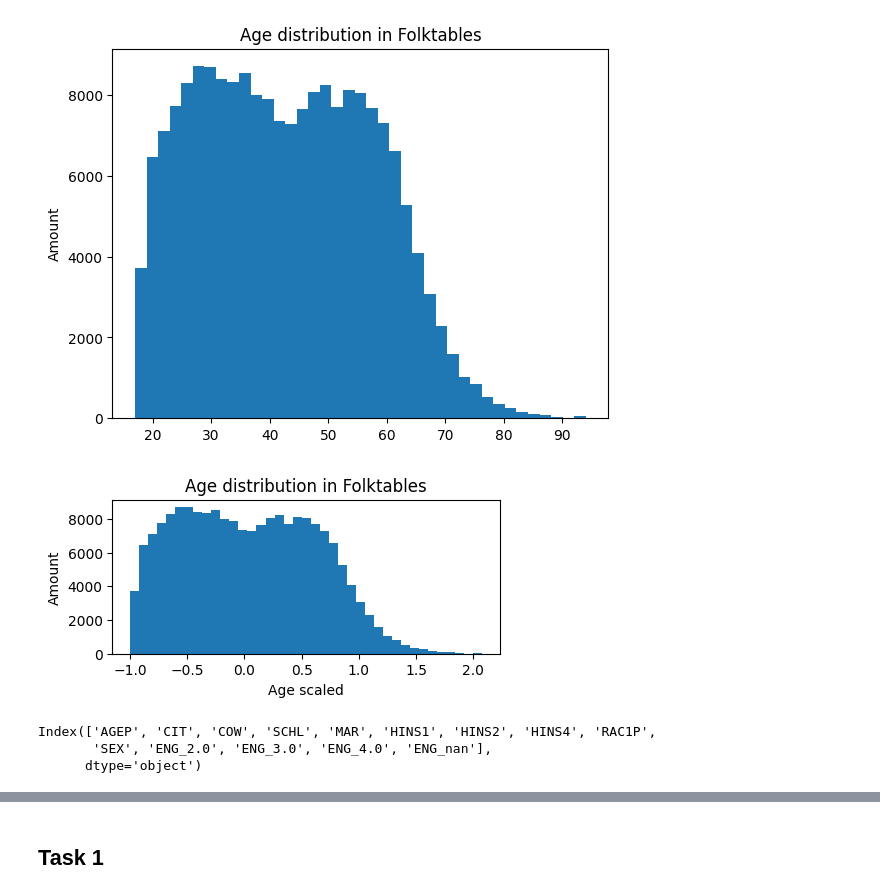
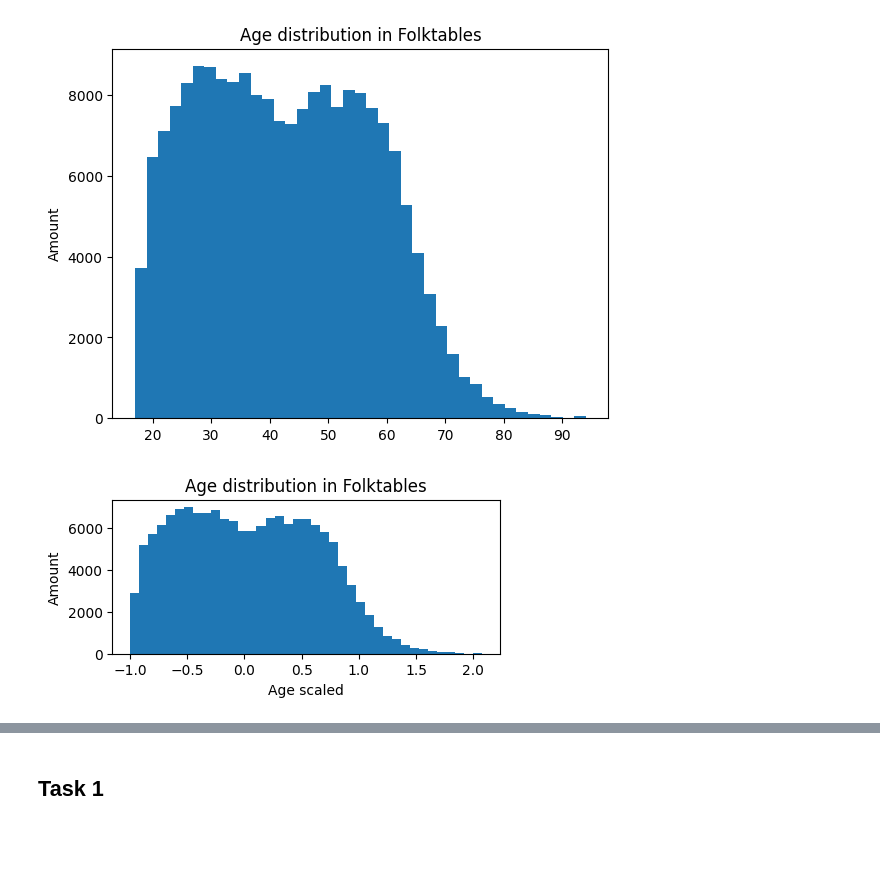
Before and after one commit to PHILIPWins/Algorithmic_Fairness, a Jupyter notebook: Assignment1/afae24-assignment-01-oleg - Philip.ipynb, the cells around one changed output, grey strips where cells are left out. Drawn from its saved outputs; the diff is of its cells as text; code cells hidden in the pictures; blank space fills up the shorter version.

```diff
--- a/Assignment1/afae24-assignment-01-oleg - Philip.ipynb
+++ b/Assignment1/afae24-assignment-01-oleg - Philip.ipynb
@@ -47,13 +47,14 @@ def data_processing(data, features, target_name:str, threshold: int = 35000):
     df = df[features + ["target", target_name]] ##we want to keep df before one_hot encoding to make Bias Analysis
     df_processed = df[features].copy()
     cols = [ "HINS1", "HINS2", "HINS4", "CIT", "COW", "SCHL", "MAR", "SEX", "RAC1P"]
+    ascending = [True, True, True, False, False, True, False, True, False]
     df_processed = pd.get_dummies(df_processed, prefix=None, prefix_sep='_', dummy_na=False, columns=cols, drop_first=True)
-    df_processed = pd.get_dummies(df_processed, prefix=None, prefix_sep='_', dummy_na=True, columns=["ENG"], drop_first=True)
+    df_processed = pd.get_dummies(df_processed, prefix=None, prefix_sep='_', dummy_na=True,columns=["ENG"], drop_first=True)
     return df_processed, df, target, sex
 
 data, data_original, target, group = data_processing(acs_data, feature_names, target_name)
 
-data_forest = pd.get_dummies(data_original[feature_names], prefix=None, prefix_sep='_', dummy_na=True, columns=["ENG"], drop_first=True)
-
 X_train, X_test, y_train, y_test, group_train, group_test = train_test_split(
     data, target, group, test_size=0.2, random_state=0)
+
+X_train_f, X_test_f = train_test_split(data_original[feature_names], test_size=0.2, random_state=0)
@@ -75,20 +89,20 @@ plt.show()
 # %%
 ## We decideded on RobustScaler as we have quite skrewed distribution to the left
 ## we want to keep that distribution
-from sklearn.preprocessing import RobustScaler, StandardScaler
+from sklearn.preprocessing import RobustScaler
 
-age = data["AGEP"].values.reshape(-1,1)
 scaler = RobustScaler()
-age_scaled = scaler.fit_transform(age)
+X_train["AGEP"] = scaler.fit_transform(X_train[["AGEP"]])
+X_test["AGEP"] = scaler.transform(X_test[["AGEP"]])
 
-data["AGEP"] = age_scaled
-data_forest["AGEP"] = age_scaled
+X_train_f["AGEP"] = scaler.fit_transform(X_train_f[["AGEP"]])
+X_test_f["AGEP"] = scaler.transform(X_test_f[["AGEP"]])
 
 plt.figure(figsize=(5,2))
-plt.hist(data["AGEP"].values, bins = 39)
+plt.hist(X_train["AGEP"].values, bins = 39)
 plt.title("Age distribution in Folktables")
 plt.xlabel("Age scaled")
 plt.ylabel("Amount")
 plt.show()
 # %% [output]
-[figure, old version]
+[figure, new version]
@@ -101,6 +108,0 @@ X_train_f, X_test_f = train_test_split(
-# %%
-X_train_f.columns
-# %% [output]
-Index(['AGEP', 'CIT', 'COW', 'SCHL', 'MAR', 'HINS1', 'HINS2', 'HINS4', 'RAC1P',
-       'SEX', 'ENG_2.0', 'ENG_3.0', 'ENG_4.0', 'ENG_nan'],
-      dtype='object')
```
Also changed, not shown: parts of 9 cells of this notebook.
